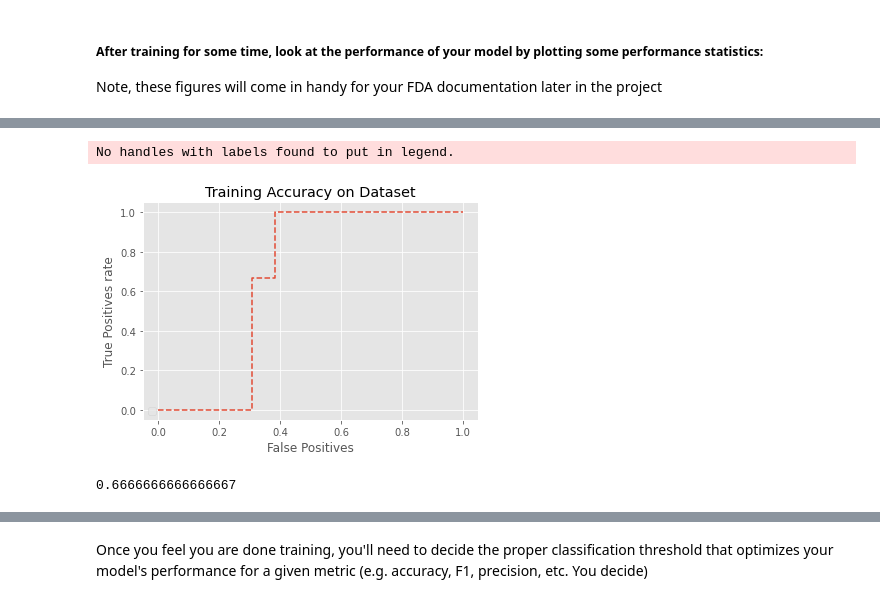
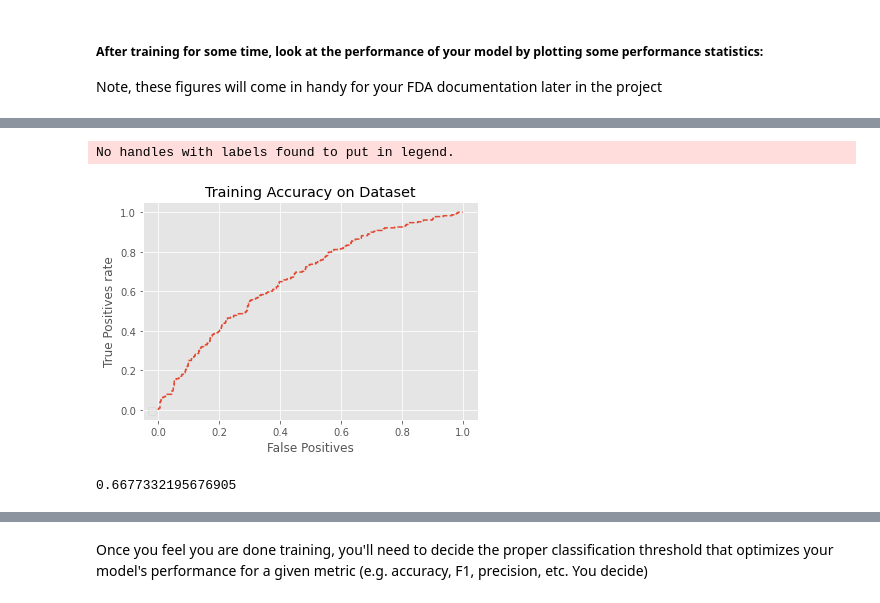
Before and after one commit to G94/ai_for_healthcare, a Jupyter notebook: pneumonia_detection/Build and train model.ipynb, the cells around one changed output, grey strips where cells are left out. Saved outputs shown, nothing was run; the diff lists cells and outputs as text; code cells hidden in the pictures.

```diff
--- a/pneumonia_detection/Build and train model.ipynb
+++ b/pneumonia_detection/Build and train model.ipynb
@@ -334,13 +465,0 @@ Epoch 70/100
-# %%
-my_model.load_weights('xray_class_my_model.best.hdf5')
-
-
-# model.compile(loss='sparse_categorical_crossentropy',
-#                   optimizer=keras.optimizers.RMSprop())
-
-# # Esto inicializa las variables utilizadas por los optimizadores,
-# # así como cualquier variable métrica con estado
-# model.train_on_batch(x_train[:1], y_train[:1])
-
-# # Cargue el estado del modelo anterior.
-# model.load_weights('path_to_my_weights')
@@ -383,3 +487,5 @@ activations = activation_model.predict(tX)
 ##### After training for some time, look at the performance of your model by plotting some performance statistics:
 
 Note, these figures will come in handy for your FDA documentation later in the project
+# %%
+test_gen = make_val_gen(val_data, val_dg, (224, 224), batch_size = 1400)
@@ -386,8 +494,10 @@ Note, these figures will come in handy for your FDA documentation later in the p
+# %%
+testX, testY = test_gen.next()
 # %%
 ## After training, make some predictions to assess your model's overall performance
 ## Note that detecting pneumonia is hard even for trained expert radiologists,
 # ## so there is no need to make the model perfect.
 # my_model.load_weights(weight_path)
 
-pred_Y = my_model.predict(valX, batch_size = 32, verbose = True)
+pred_Y = my_model.predict(testX,  verbose = True)
 # %% [output]
@@ -453,12 +547,12 @@ NameError: name 'history' is not defined
 # %%
-plot_auc(valY, pred_Y)
+plot_auc(testY, pred_Y)
 # %% [output]
 No handles with labels found to put in legend.
-[figure, old version]
+[figure, new version]
 # %%
-roc_auc_score(valY, pred_Y)
+roc_auc_score(testY, pred_Y)
 # %% [output]
-0.6666666666666667
+0.6677332195676905
 # %%
 history = my_model.history
 plot_history(history)
```
Also changed, not shown: parts of 44 cells of this notebook, 1 other file.
